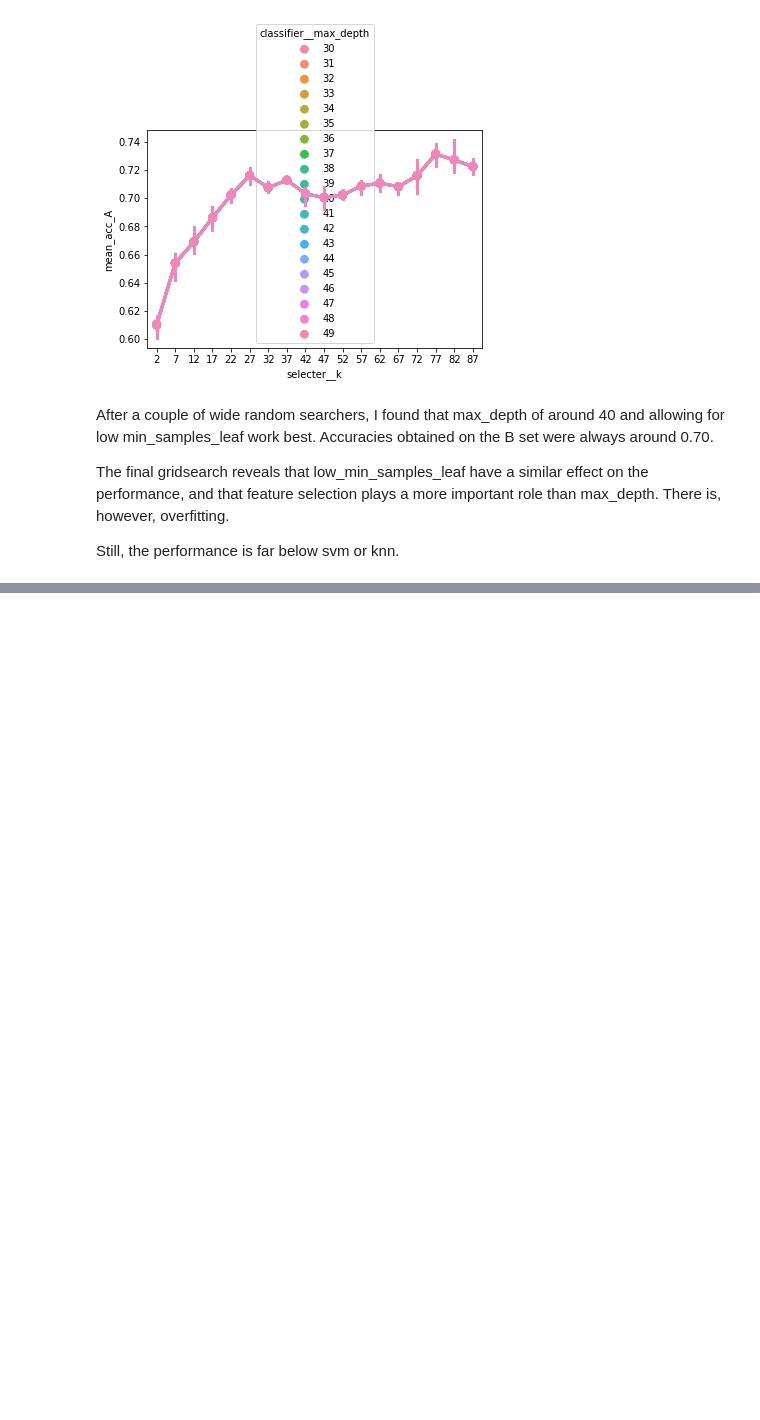
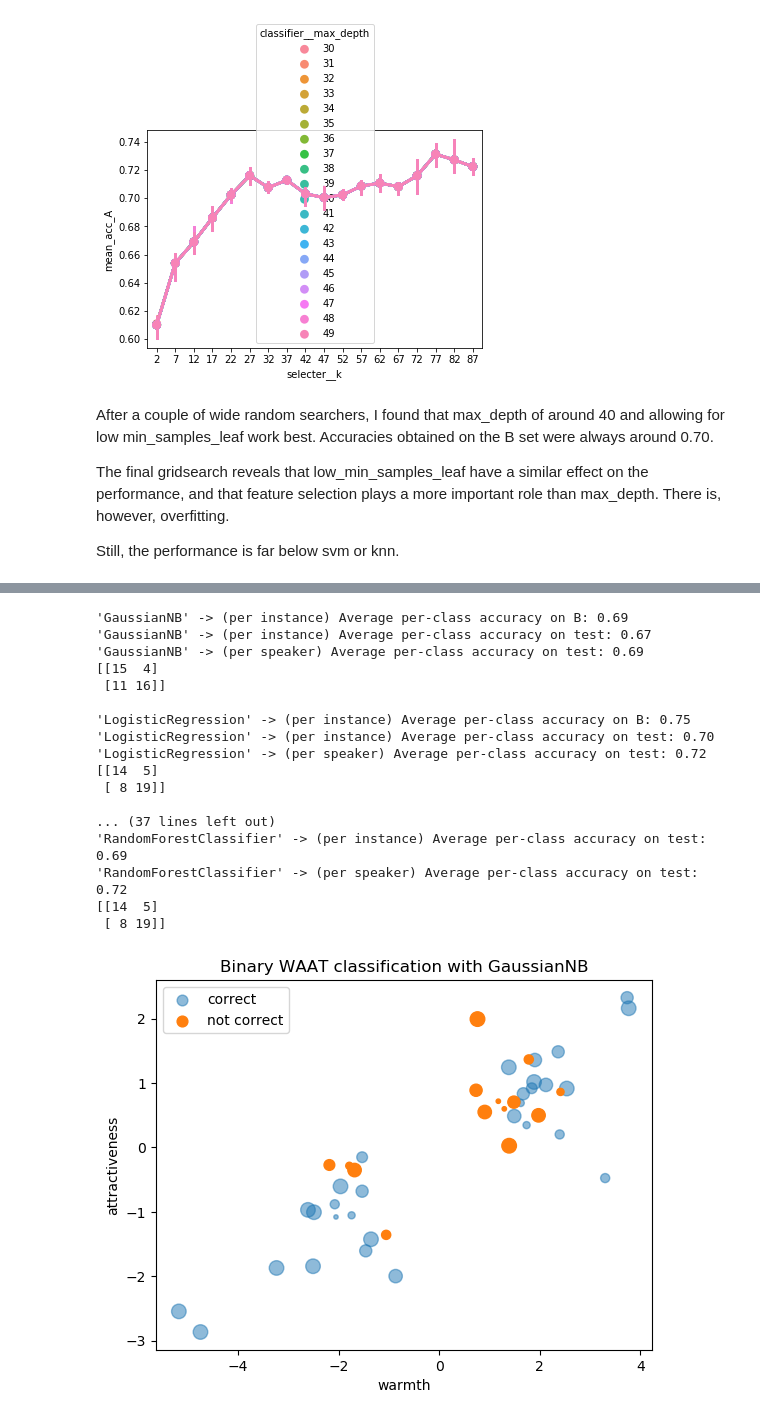
Before and after one commit to laufergall/ML_Speaker_Characteristics, a Jupyter notebook: classification/02_evaluating_classification_WAAT.ipynb, the cells around one changed output, grey strips where cells are left out. Cells and saved outputs as stored; diff of their text form; code cells hidden in the pictures; blank space fills up the shorter version.

```diff
--- a/classification/02_evaluating_classification_WAAT.ipynb
+++ b/classification/02_evaluating_classification_WAAT.ipynb
@@ -792,12 +939,0 @@ print('Selected classifier based on the best performance on B: %r (accB = %0.2f)
-# %%
-# predictions on the test set
-# feat sel on Xt is performed by the classifier
-yt_pred = trained_all[i_best][0].predict(Xt)
-
-score_on_test = recall_score(yt, yt_pred, average='macro')
-
-print("Average per-class accuracy on test: %f" % score_on_test)
-
-cm = confusion_matrix(yt, yt_pred)
-print(classification_report(yt, yt_pred, digits = 2))
-print(cm)
@@ -803,0 +1021,46 @@ print(cm)
+# %%
+# go through performace on dev and on test for all classifiers
+
+# removing duplicates from tuning_all (same classifier tuned twice with different searchers)
+indexes = tuning_all['classifiers_names'].drop_duplicates(keep='last').index.values
+
+for i in indexes:
+
+    yt_pred = trained_all[i][0].predict(Xt)
+
+    # score per instance
+    score_on_test = recall_score(yt, yt_pred, average='macro')
+
+    # score per speaker
+    yt_spk, yt_pred_spk, yt_pred_spk_conf = mj_preds(yt, yt_pred)
+    score_on_test_spk = recall_score(yt_spk, yt_pred_spk, average='macro')
+
+    print("%r -> (per instance) Average per-class accuracy on B: %.2f" % (tuning_all.loc[i,'classifiers_names'], tuning_all.loc[i,'best_accs']))
+    print("%r -> (per instance) Average per-class accuracy on test: %.2f" % (tuning_all.loc[i,'classifiers_names'], score_on_test))
+    print("%r -> (per speaker) Average per-class accuracy on test: %.2f" % (tuning_all.loc[i,'classifiers_names'], score_on_test_spk))
+
+    cm = confusion_matrix(yt_spk, yt_pred_spk)
+    print(cm)
+    print("")
+
+    # generate plot of the WAAT space with the confidence of the predictions
+    plot_WAAT_preds(yt_spk, yt_pred_spk, yt_pred_spk_conf, tuning_all.loc[i,'classifiers_names'])
+# %% [output]
+'GaussianNB' -> (per instance) Average per-class accuracy on B: 0.69
+'GaussianNB' -> (per instance) Average per-class accuracy on test: 0.67
+'GaussianNB' -> (per speaker) Average per-class accuracy on test: 0.69
+[[15  4]
+ [11 16]]
+
+'LogisticRegression' -> (per instance) Average per-class accuracy on B: 0.75
+'LogisticRegression' -> (per instance) Average per-class accuracy on test: 0.70
+'LogisticRegression' -> (per speaker) Average per-class accuracy on test: 0.72
+[[14  5]
+ [ 8 19]]
+
+... (37 lines left out)
+'RandomForestClassifier' -> (per instance) Average per-class accuracy on test: 0.69
+'RandomForestClassifier' -> (per speaker) Average per-class accuracy on test: 0.72
+[[14  5]
+ [ 8 19]]
+[figure, added]
```
Also changed, not shown: parts of 17 cells of this notebook, 15 other files.
